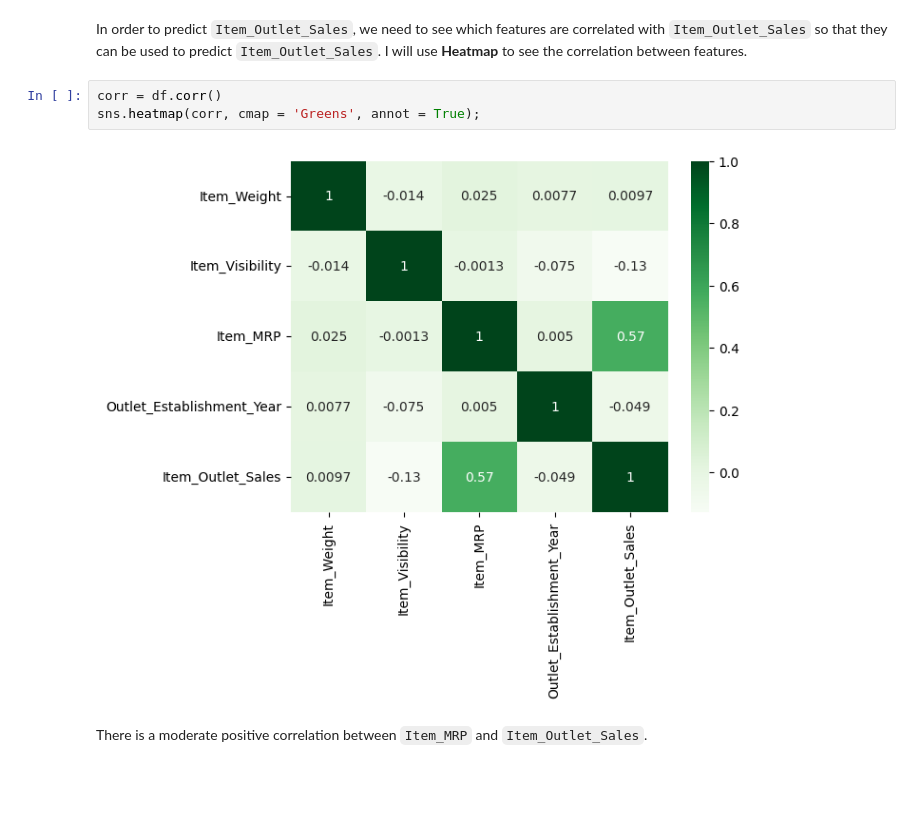
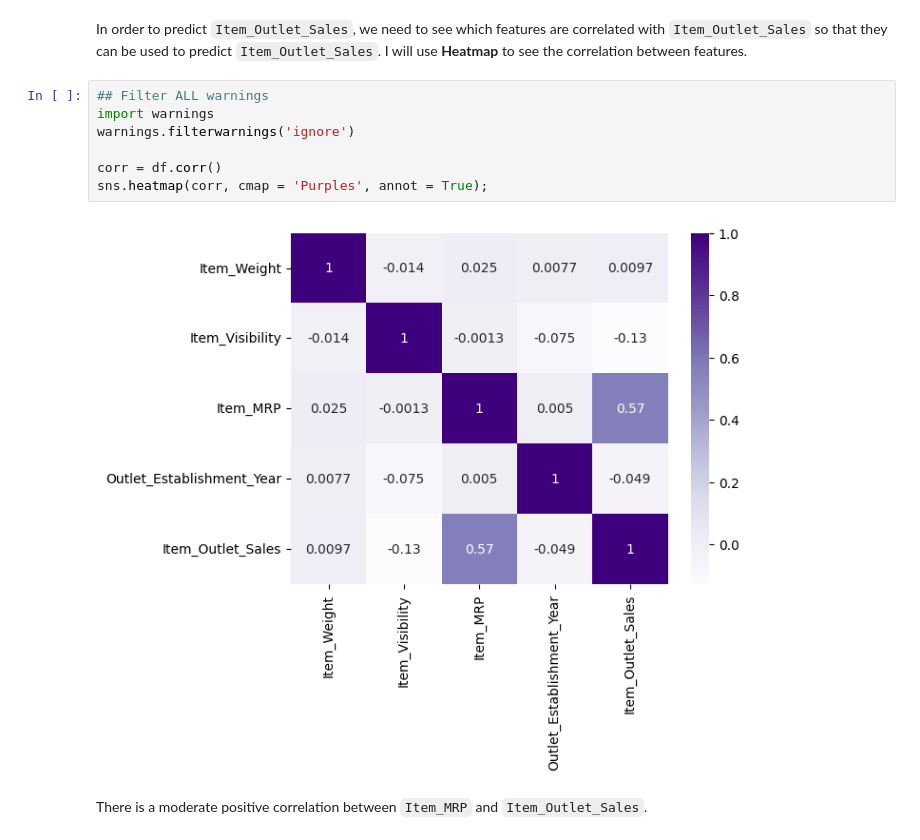
Before and after one commit to ericakitano/Prediction-of-Product-Sales, a Jupyter notebook: Prediction_of_Product_Sales.ipynb, the cells around one changed output. Drawn from its saved outputs; the diff is of its cells as text; blank space fills up the shorter version.

```diff
--- a/Prediction_of_Product_Sales.ipynb
+++ b/Prediction_of_Product_Sales.ipynb
@@ -549,10 +549,14 @@ ax.set_title("Outlet_Type Count Plot");
 # %% [markdown]
 In order to predict `Item_Outlet_Sales`, we need to see which features are correlated with `Item_Outlet_Sales` so that they can be used to predict `Item_Outlet_Sales`. I will use **Heatmap** to see the correlation between features.
 # %%
+## Filter ALL warnings
+import warnings
+warnings.filterwarnings('ignore')
+
 corr = df.corr()
-sns.heatmap(corr, cmap = 'Greens', annot = True);
+sns.heatmap(corr, cmap = 'Purples', annot = True);
 # %% [output]
-[figure, old version]
+[figure, new version]
 # %% [markdown]
 There is a moderate positive correlation between `Item_MRP` and `Item_Outlet_Sales`.
 # %% [markdown]
```
